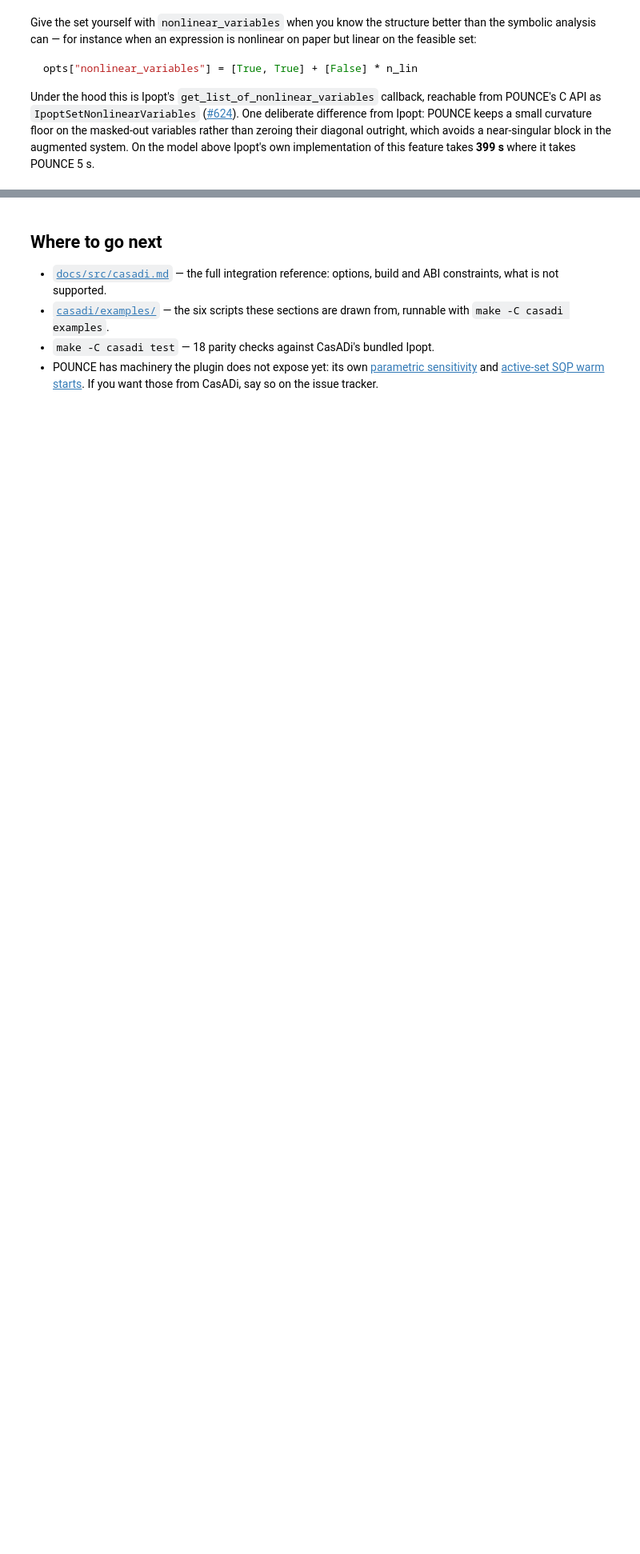
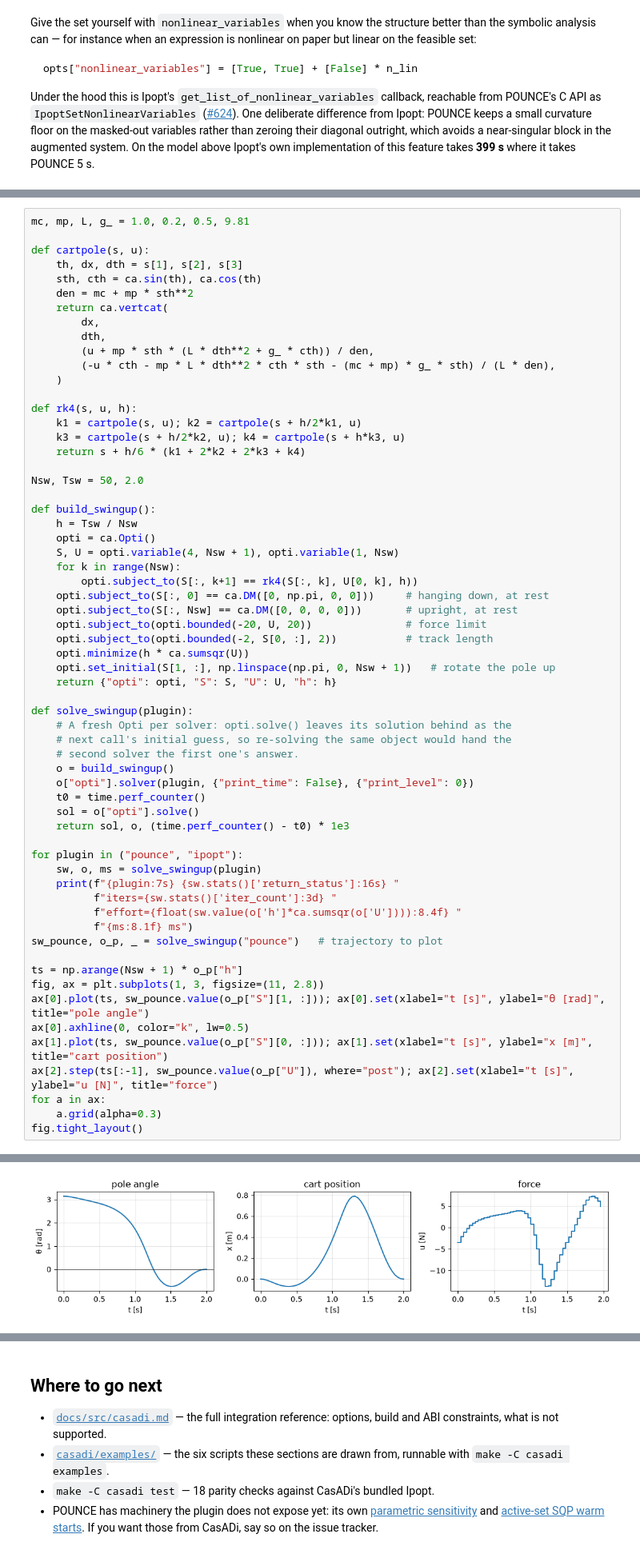
Before and after one commit to jkitchin/pounce, a Jupyter notebook: python/notebooks/35_casadi.ipynb, the cells around one changed output, grey strips where cells are left out. Shown at 80% size. Cells and saved outputs as stored; diff of their text form; blank space fills up the shorter version.

```diff
--- a/python/notebooks/35_casadi.ipynb
+++ b/python/notebooks/35_casadi.ipynb
@@ -393,0 +548,63 @@ lam_x            [-80.953017   0.      ]           [-80.953017   0.      ]    1.
+# %%
+mc, mp, L, g_ = 1.0, 0.2, 0.5, 9.81
+
+def cartpole(s, u):
+    th, dx, dth = s[1], s[2], s[3]
+    sth, cth = ca.sin(th), ca.cos(th)
+    den = mc + mp * sth**2
+    return ca.vertcat(
+        dx,
+        dth,
+        (u + mp * sth * (L * dth**2 + g_ * cth)) / den,
+        (-u * cth - mp * L * dth**2 * cth * sth - (mc + mp) * g_ * sth) / (L * den),
+    )
+
+def rk4(s, u, h):
+    k1 = cartpole(s, u); k2 = cartpole(s + h/2*k1, u)
+    k3 = cartpole(s + h/2*k2, u); k4 = cartpole(s + h*k3, u)
+    return s + h/6 * (k1 + 2*k2 + 2*k3 + k4)
+
+Nsw, Tsw = 50, 2.0
+
+def build_swingup():
+    h = Tsw / Nsw
+    opti = ca.Opti()
+    S, U = opti.variable(4, Nsw + 1), opti.variable(1, Nsw)
+    for k in range(Nsw):
+        opti.subject_to(S[:, k+1] == rk4(S[:, k], U[0, k], h))
+    opti.subject_to(S[:, 0] == ca.DM([0, np.pi, 0, 0]))     # hanging down, at rest
+    opti.subject_to(S[:, Nsw] == ca.DM([0, 0, 0, 0]))       # upright, at rest
+    opti.subject_to(opti.bounded(-20, U, 20))               # force limit
+    opti.subject_to(opti.bounded(-2, S[0, :], 2))           # track length
+    opti.minimize(h * ca.sumsqr(U))
+    opti.set_initial(S[1, :], np.linspace(np.pi, 0, Nsw + 1))   # rotate the pole up
+    return {"opti": opti, "S": S, "U": U, "h": h}
+
+def solve_swingup(plugin):
+    # A fresh Opti per solver: opti.solve() leaves its solution behind as the
+    # next call's initial guess, so re-solving the same object would hand the
+    # second solver the first one's answer.
+    o = build_swingup()
+    o["opti"].solver(plugin, {"print_time": False}, {"print_level": 0})
+    t0 = time.perf_counter()
+    sol = o["opti"].solve()
+    return sol, o, (time.perf_counter() - t0) * 1e3
+
+for plugin in ("pounce", "ipopt"):
+    sw, o, ms = solve_swingup(plugin)
+    print(f"{plugin:7s} {sw.stats()['return_status']:16s} "
+          f"iters={sw.stats()['iter_count']:3d} "
+          f"effort={float(sw.value(o['h']*ca.sumsqr(o['U']))):8.4f} "
+          f"{ms:8.1f} ms")
+sw_pounce, o_p, _ = solve_swingup("pounce")   # trajectory to plot
+
+ts = np.arange(Nsw + 1) * o_p["h"]
+fig, ax = plt.subplots(1, 3, figsize=(11, 2.8))
+ax[0].plot(ts, sw_pounce.value(o_p["S"][1, :])); ax[0].set(xlabel="t [s]", ylabel="θ [rad]", title="pole angle")
+ax[0].axhline(0, color="k", lw=0.5)
+ax[1].plot(ts, sw_pounce.value(o_p["S"][0, :])); ax[1].set(xlabel="t [s]", ylabel="x [m]", title="cart position")
+ax[2].step(ts[:-1], sw_pounce.value(o_p["U"]), where="post"); ax[2].set(xlabel="t [s]", ylabel="u [N]", title="force")
+for a in ax:
+    a.grid(alpha=0.3)
+fig.tight_layout()
+# %% [output]
@@ -393,0 +613 @@ lam_x            [-80.953017   0.      ]           [-80.953017   0.      ]    1.
+[figure, added]
```
Also changed, not shown: parts of 15 cells of this notebook, 5 other files.
